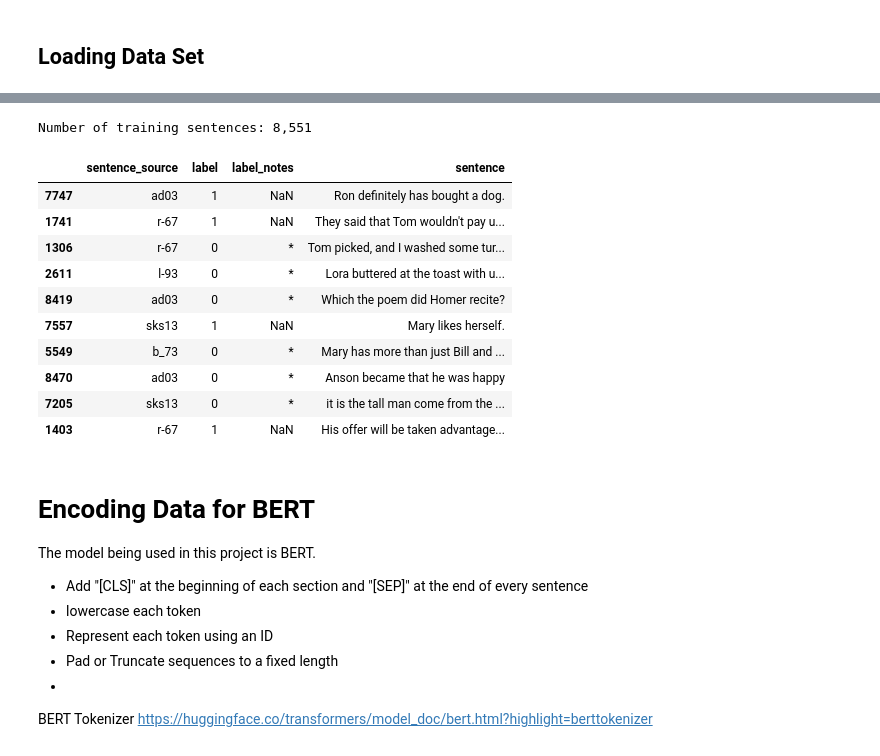
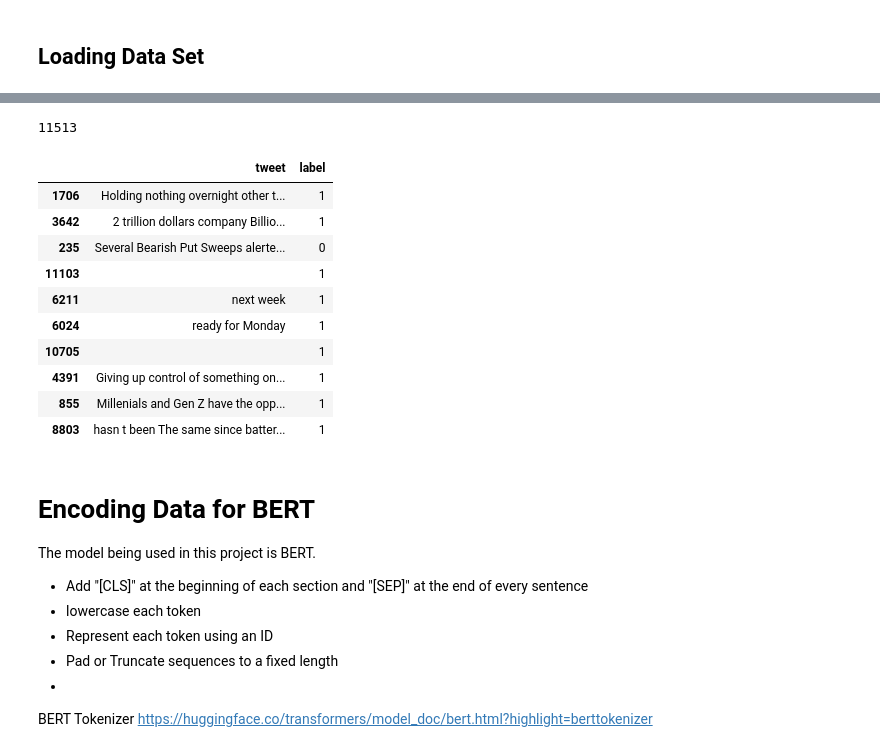
Before and after one commit to nspeer12/stocktweets, a Jupyter notebook: notebook.ipynb, the cells around one changed output, grey strips where cells are left out. Drawn from its saved outputs; the diff is of its cells as text; code cells hidden in the pictures.

Commit message:
created data dir. added zoom data to data.csv

```diff
--- a/notebook.ipynb
+++ b/notebook.ipynb
@@ -79,0 +81,4 @@ re.sub("\$[A-z]*", "SYM", tweet)
+# %%
+tweet = "$TSLA is gonna crash!"
+
+re.sub("\$[A-z]*", "", tweet)
@@ -96,22 +89,26 @@ Downloading dataset
-# %%
-df = pd.read_csv("./cola_public/raw/in_domain_train.tsv", delimiter='\t', header=None, names=['sentence_source', 'label', 'label_notes', 'sentence'])
-# Report the number of sentences.
-print('Number of training sentences: {:,}\n'.format(df.shape[0]))
-# Display 10 random rows from the data.
-df.sample(10)
-# %% [output]
-Number of training sentences: 8,551
-|  | sentence_source | label | label_notes | sentence |
-| 7747 | ad03 | 1 | NaN | Ron definitely has bought a dog. |
-| 1741 | r-67 | 1 | NaN | They said that Tom wouldn't pay u... |
-| 1306 | r-67 | 0 | * | Tom picked, and I washed some tur... |
-| 2611 | l-93 | 0 | * | Lora buttered at the toast with u... |
-| 8419 | ad03 | 0 | * | Which the poem did Homer recite? |
-| 7557 | sks13 | 1 | NaN | Mary likes herself. |
-| 5549 | b_73 | 0 | * | Mary has more than just Bill and ... |
-| 8470 | ad03 | 0 | * | Anson became that he was happy |
-| 7205 | sks13 | 0 | * | it is the tall man come from the ... |
-| 1403 | r-67 | 1 | NaN | His offer will be taken advantage... |
+# %%
+df = pd.read_csv("data.csv", delimiter=",", header=None)
+df = df.rename(columns={0 : "tweet", 1 : "label"})
+
+df["label"] = [1 if x == "Bullish" else 0 for x in df["label"]]
+
+df ["tweet"] = [re.sub("SYM", "", tweet) for tweet in df["tweet"]]
+
+print(len(df))
+df.sample(10)
+# %% [output]
+11513
+|  | tweet | label |
+| 1706 | Holding nothing overnight other t... | 1 |
+| 3642 | 2 trillion dollars company Billio... | 1 |
+| 235 | Several Bearish Put Sweeps alerte... | 0 |
+| 11103 |  | 1 |
+| 6211 | next week | 1 |
+| 6024 | ready for Monday | 1 |
+| 10705 |  | 1 |
+| 4391 | Giving up control of something on... | 1 |
+| 855 | Millenials and Gen Z have the opp... | 1 |
+| 8803 | hasn t been The same since batter... | 1 |
 # %% [markdown]
 # Encoding Data for BERT
 
```
Also changed, not shown: parts of 20 cells of this notebook, 6 other files.
